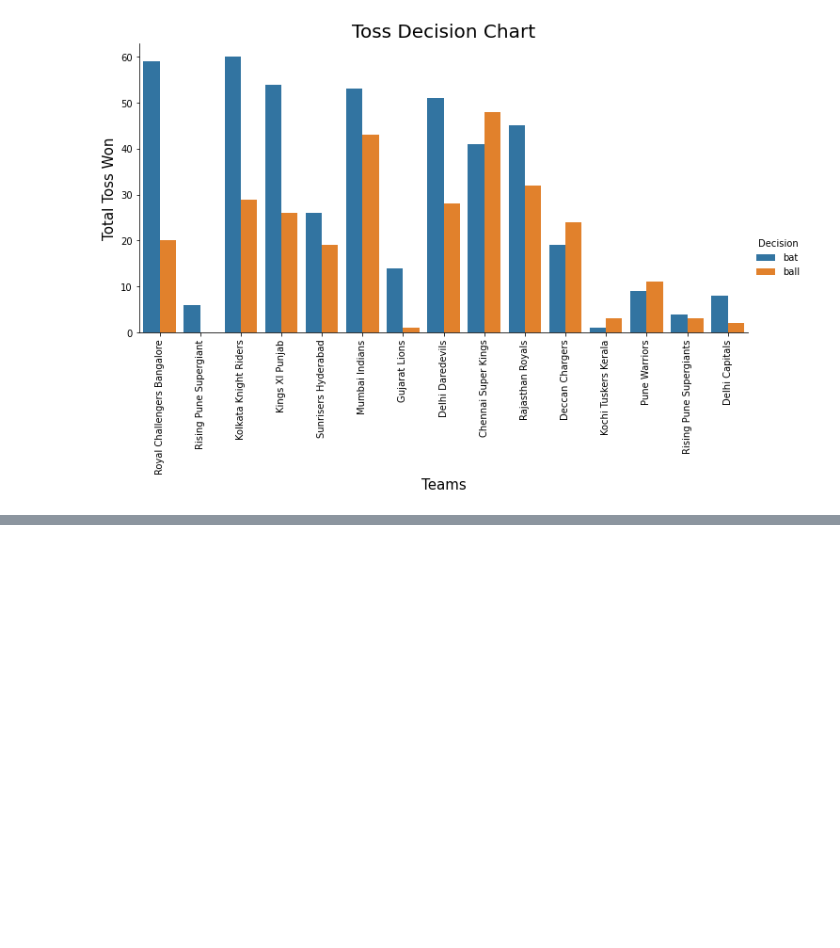
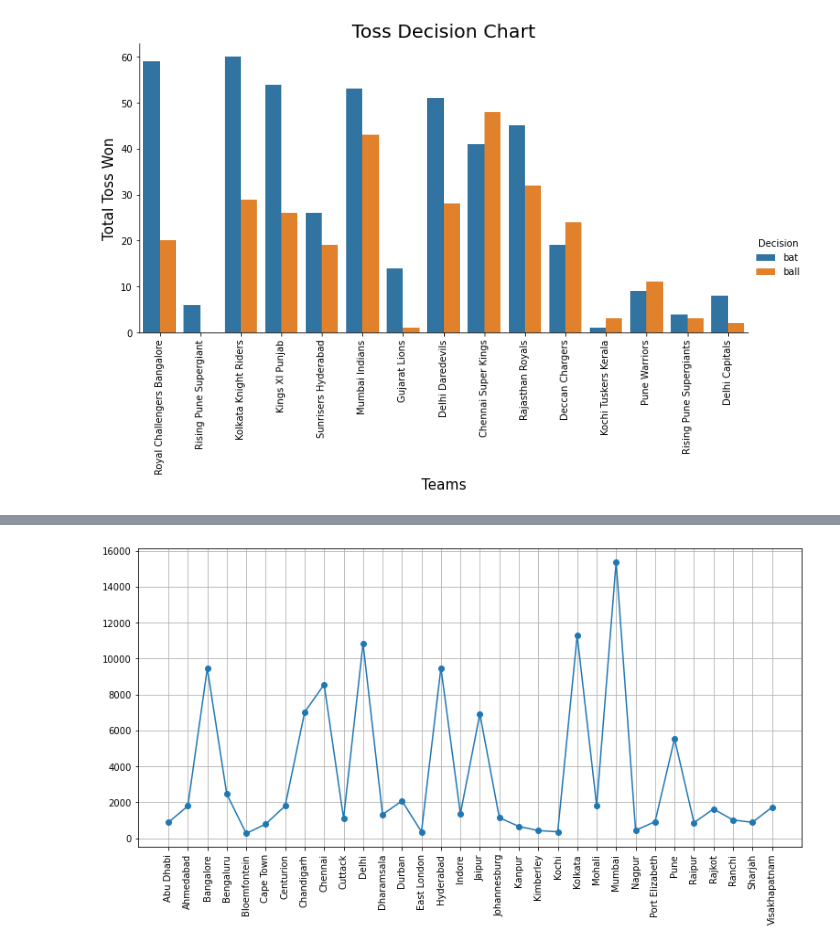
Before and after one commit to Suraj200105/Data-Analysis-of-IPL-2008-2019, a Jupyter notebook: Code/matches_code.ipynb, the cells around one changed output, grey strips where cells are left out. Drawn from its saved outputs; the diff is of its cells as text; code cells hidden in the pictures; blank space fills up the shorter version.

```diff
--- a/Code/matches_code.ipynb
+++ b/Code/matches_code.ipynb
@@ -309,3 +309,8 @@ plt.title('Toss Decision Chart',fontsize=20)
 plt.show()
 # %% [output]
 [figure]
+# %%
+delivery= pd.read_csv('archive2\deliveries.csv')
+# %%
+total_runs=delivery.groupby(['match_id','inning','batting_team','bowling_team']).sum().reset_index()
+total_runs.drop(['over','ball','is_super_over','wide_runs','bye_runs','legbye_runs','noball_runs','penalty_runs'],axis=1,inplace=True)
@@ -311,0 +333,4 @@ plt.show()
+# %%
+t=pd.merge(match,total_runs,how='left',left_on='id',right_on='match_id')
+t.drop(['match_id'],axis=1,inplace=True)
+t
@@ -311,0 +374,5 @@ plt.show()
+# %%
+second_innings=t[t['inning']==2]
+#second_innings.to_csv('2nd_innnings.csv')
+city2=second_innings.groupby(['city']).sum()['total_runs'].reset_index()
+city2.sort_values(by='total_runs',ascending=False)
@@ -311,0 +397,8 @@ plt.show()
+# %%
+plt.figure(figsize=(13,6))
+plt.plot(city2['city'],city2['total_runs'],marker='o')
+plt.xticks(rotation=90)
+plt.grid()
+plt.show()
+# %% [output]
+[figure, added]
```
Also changed, not shown: parts of 8 cells of this notebook.
